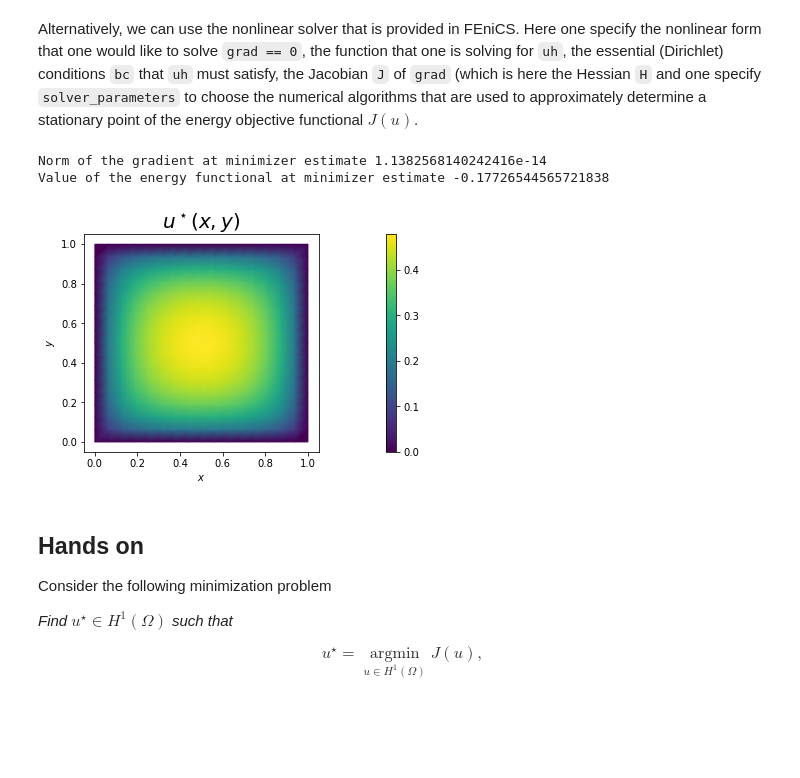
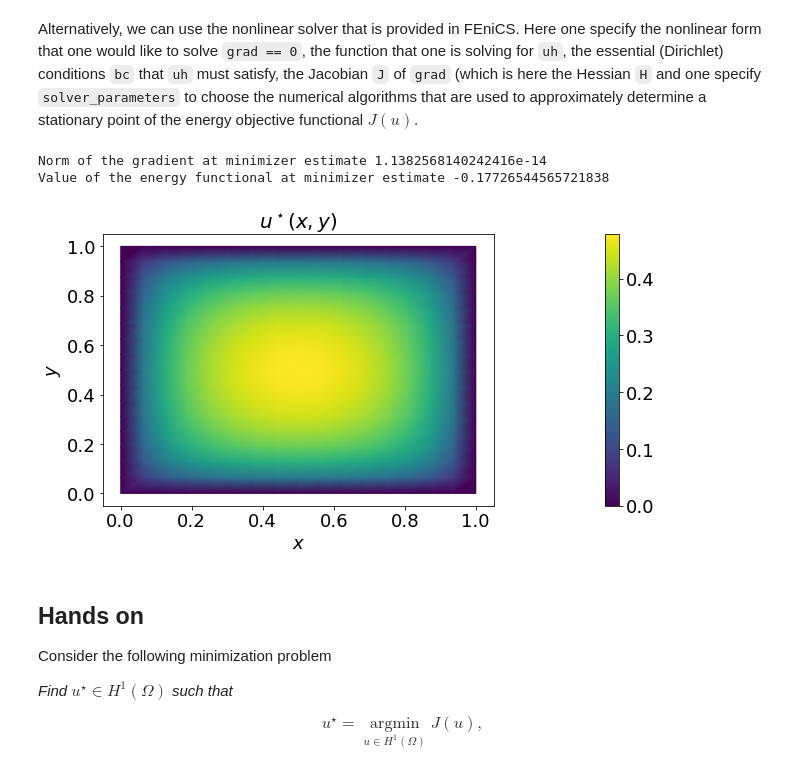
Before and after one commit to npetra/vippde-lab, a Jupyter notebook: 01_UnconstrainedMinimization/UnconstrainedMinimization.ipynb, the cells around one changed output. Drawn from its saved outputs; the diff is of its cells as text; code cells hidden in the pictures; blank space fills up the shorter version.

```diff
--- a/01_UnconstrainedMinimization/UnconstrainedMinimization.ipynb
+++ b/01_UnconstrainedMinimization/UnconstrainedMinimization.ipynb
@@ -150,14 +150,15 @@ To start we load the following modules:
 # %%
 from __future__ import print_function, division, absolute_import
 
+import numpy as np
+import matplotlib.pyplot as plt
+plt.rcParams.update({'font.size': 18})
+plt.rcParams['figure.figsize'] = [10, 5]
+
 import dolfin as dl
-
-import matplotlib.pyplot as plt
 from hippylib import nb
 
-import numpy as np
 import logging
-
 logging.getLogger('FFC').setLevel(logging.WARNING)
 logging.getLogger('UFL').setLevel(logging.WARNING)
 dl.set_log_active(False)
@@ -381,13 +378,13 @@ where $\tau$ is the relative tolerance `rtol`. However robust implementation of
 # %%
 uh.assign(dl.interpolate(dl.Constant(0.), Vh))
-rtol = 1e-9
+rgradtol = 1e-9
 max_iter = 10
 
 J0 = dl.assemble(J)
 g0 = dl.assemble(grad)
-bc.apply(g0)
+bc0.apply(g0)
 
-tol = g0.norm("l2")*rtol
+tol = g0.norm("l2") * rgradtol
 
 uhat = dl.Function(Vh).vector()
 cg_it = 0
@@ -395,9 +392,9 @@ print ("{0:3} {1:3}  {2:15} {3:15} {4:15}".format(
       "It", "cg its", "    J    ", "(g, uhat)", "||g||l2") )
 
 for i in range(max_iter):
-    [Hn, gn] = dl.assemble_system(H, grad, bc)
+    [Hn, gn] = dl.assemble_system(H, grad, bc0)
     if gn.norm("l2") < tol:
-        print ("\nConverged in", i, "Newton iterations and", cg_it, "total conjugate-gradient iterations.")
+        print("\n Converged in {0:d} Newton iterations and {1:d} total conjugate-gradient iterations.".format(i, cg_it))
         break
     mycgits   = dl.solve(Hn, uhat, -1.*gn, "cg", "petsc_amg")
     cg_it = cg_it + mycgits
@@ -432,23 +429,23 @@ Converged in 8 Newton iterations and 33 total conjugate-gradient iterations.
 Alternatively, we can use the nonlinear solver that is provided in FEniCS. Here one specify the nonlinear form that one would like to solve `grad == 0`, the function that one is solving for `uh`, the essential (Dirichlet) conditions `bc` that `uh` must satisfy, the Jacobian `J` of `grad` (which is here the Hessian `H` and one specify `solver_parameters` to choose the numerical algorithms that are used to approximately determine a stationary point of the energy objective functional $J(u)$.
 # %%
 uh.assign(dl.interpolate(dl.Constant(0.), Vh))
-parameters={"symmetric": True, "newton_solver": {"relative_tolerance": 1e-9, "report": True, \
+parameters={"symmetric": True, "newton_solver": {"relative_tolerance": rgradtol, "report": True, \
                                                  "linear_solver": "cg", "preconditioner": "petsc_amg"}}
 dl.solve(grad == 0, uh, bc, J=H, solver_parameters=parameters)
 final_g = dl.assemble(grad)
 bc.apply(final_g)
 
 print("Norm of the gradient at minimizer estimate", final_g.norm("l2") )
 print("Value of the energy functional at minimizer estimate", dl.assemble(J) )
 
 nb.plot(uh, show_axis="on", mytitle=r'$u^\star(x,y)$')
 plt.xlabel(r'$x$')
 plt.ylabel(r'$y$')
 plt.show()
 # %% [output]
 Norm of the gradient at minimizer estimate 1.1382568140242416e-14
 Value of the energy functional at minimizer estimate -0.17726544565721838
-[figure, old version]
+[figure, new version]
 # %% [markdown]
 ## Hands on
 
```
Also changed, not shown: parts of 9 cells of this notebook.
